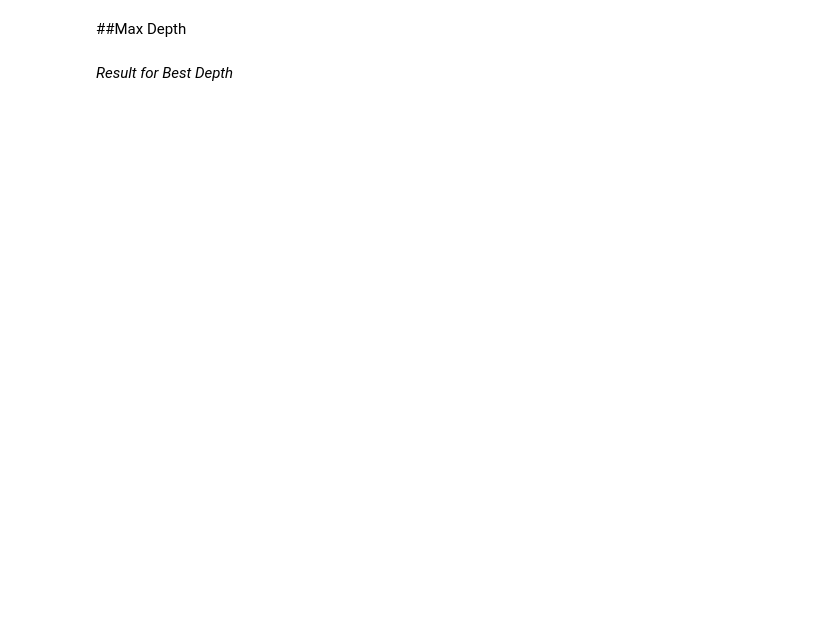
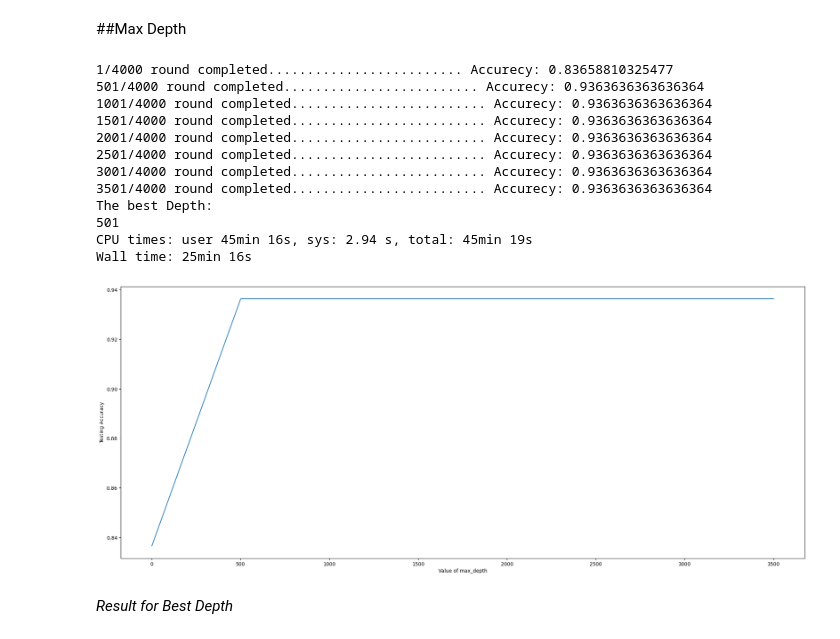
Before and after one commit to RKNahid/ASSDML, a Jupyter notebook: XGBTuning.ipynb, the cells around one changed output. Drawn from its saved outputs; the diff is of its cells as text; code cells hidden in the pictures; blank space fills up the shorter version.

```diff
--- a/XGBTuning.ipynb
+++ b/XGBTuning.ipynb
@@ -106,7 +121,7 @@ print(best_estimator)
 %time
 
 import xgboost as xgb
-xgb_estimator = xgb.XGBClassifier(n_estimators=best_estimator)
+xgb_estimator = xgb.XGBClassifier(n_estimators=2400)
 xgb_estimator.fit(x_train, y_train)
 y_pred=xgb_estimator.predict(x_test)
 
@@ -121,37 +151,50 @@ print("Accurecy: ",accuracy_score(y_test, y_pred))
 %%time
 import xgboost as xgb
 from sklearn.metrics import accuracy_score
-N=1000
-k_range = range (0,N+1,100)
+N=4000
+k_range = range (1,N+1,500)
 scores={}
 scores_list = []
 for k in k_range:
   classifier = xgb.XGBClassifier(max_depth=k,random_state=0,n_jobs = -1)
   classifier.fit(x_train, y_train)
   y_pred=classifier.predict(x_test)
   scores[k] = accuracy_score(y_test,y_pred)
   scores_list.append(accuracy_score(y_test,y_pred))
   print(str(k)+"/"+str(N)+" round completed......................... Accurecy: "+str(accuracy_score(y_test,y_pred)))
 
 
 
 %matplotlib inline
 import matplotlib.pyplot as plt
 
 plt.figure(figsize = (25,10))
 plt.plot(k_range,scores_list)
 plt.xlabel('Value of max_depth')
 plt.ylabel ('Testing Accuracy')
 
 
-
 print("The best Depth:")
 best_depth=list(scores.keys())[scores_list.index(max(scores_list))]
 print(best_depth)
 
 
 
-#
+#500 fixed
+# %% [output]
+1/4000 round completed......................... Accurecy: 0.83658810325477
+501/4000 round completed......................... Accurecy: 0.9363636363636364
+1001/4000 round completed......................... Accurecy: 0.9363636363636364
+1501/4000 round completed......................... Accurecy: 0.9363636363636364
+2001/4000 round completed......................... Accurecy: 0.9363636363636364
+2501/4000 round completed......................... Accurecy: 0.9363636363636364
+3001/4000 round completed......................... Accurecy: 0.9363636363636364
+3501/4000 round completed......................... Accurecy: 0.9363636363636364
+The best Depth:
+501
+CPU times: user 45min 16s, sys: 2.94 s, total: 45min 19s
+Wall time: 25min 16s
+[figure, added]
 # %% [markdown]
 *Result for Best Depth*
 # %%
```
Also changed, not shown: parts of 6 cells of this notebook.
